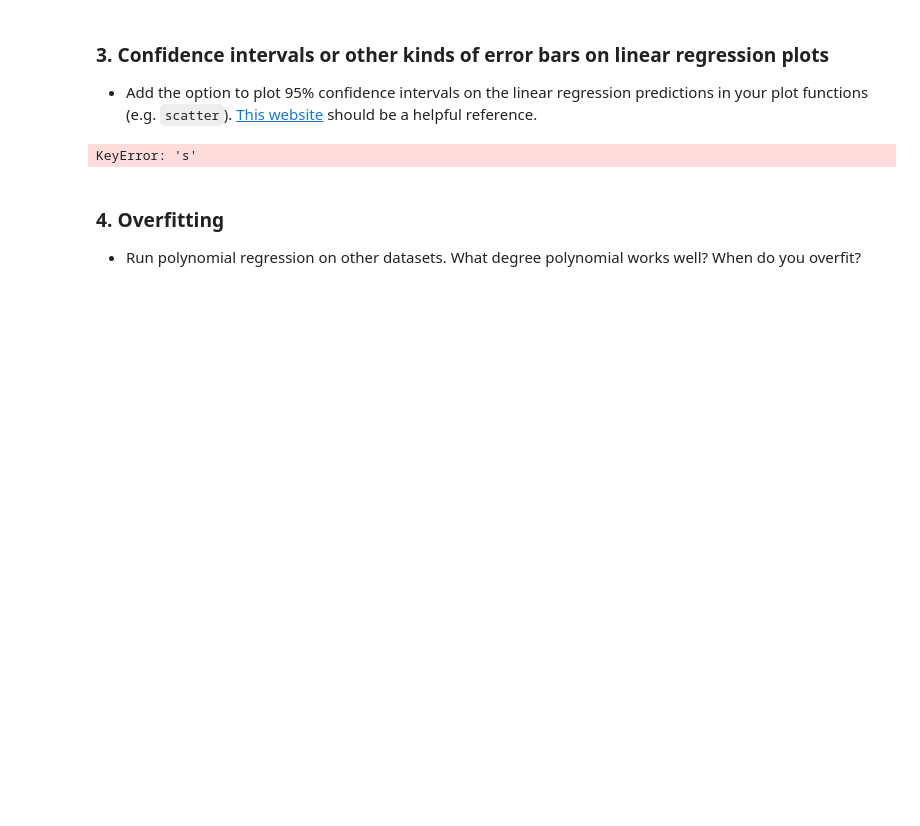
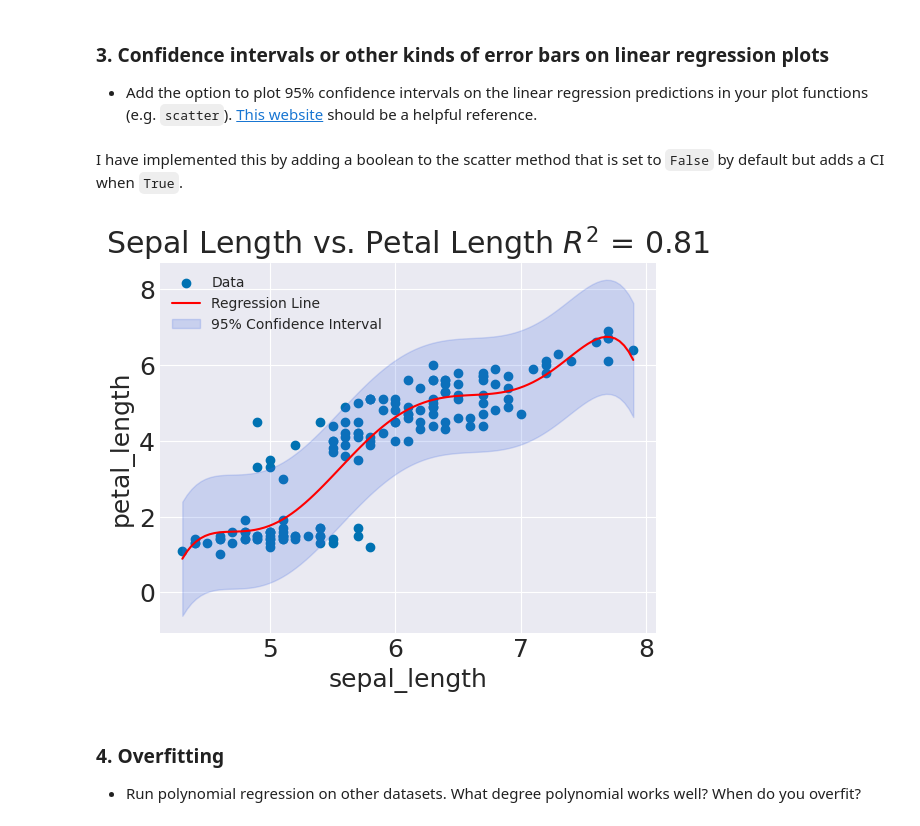
Before and after one commit to thecodingaviator/cs251, a Jupyter notebook: project3/polynomial_regression.ipynb, the cells around one changed output. Saved outputs shown, nothing was run; the diff lists cells and outputs as text; code cells hidden in the pictures; blank space fills up the shorter version.

````diff
--- a/project3/polynomial_regression.ipynb
+++ b/project3/polynomial_regression.ipynb
@@ -349,14 +349,17 @@ To receive credit for any extension, you must:
 ### 3. Confidence intervals or other kinds of error bars on linear regression plots
 
 - Add the option to plot 95% confidence intervals on the linear regression predictions in your plot functions (e.g. `scatter`). [This website](https://real-statistics.com/regression/confidence-and-prediction-intervals/) should be a helpful reference.
+# %% [markdown]
+I have implemented this by adding a boolean to the scatter method that is set to ```False``` by default but adds a CI when ```True```.
 # %%
 data_obj = data.Data('data/iris.csv')
 lin_reg = linear_regression.LinearRegression(data_obj)
 
-lin_reg.linear_regression('sepal_length', 'petal_length')
+lin_reg.linear_regression(['sepal_length'], 'petal_length')
+lin_reg.poly_regression('sepal_length', 'petal_length', 6)
 lin_reg.scatter('sepal_length', 'petal_length', 'Sepal Length vs. Petal Length', True)
 # %% [output]
-KeyError: 's'
+[figure, added]
 # %% [markdown]
 ### 4. Overfitting
 
````
Also changed, not shown: 1 other file.
